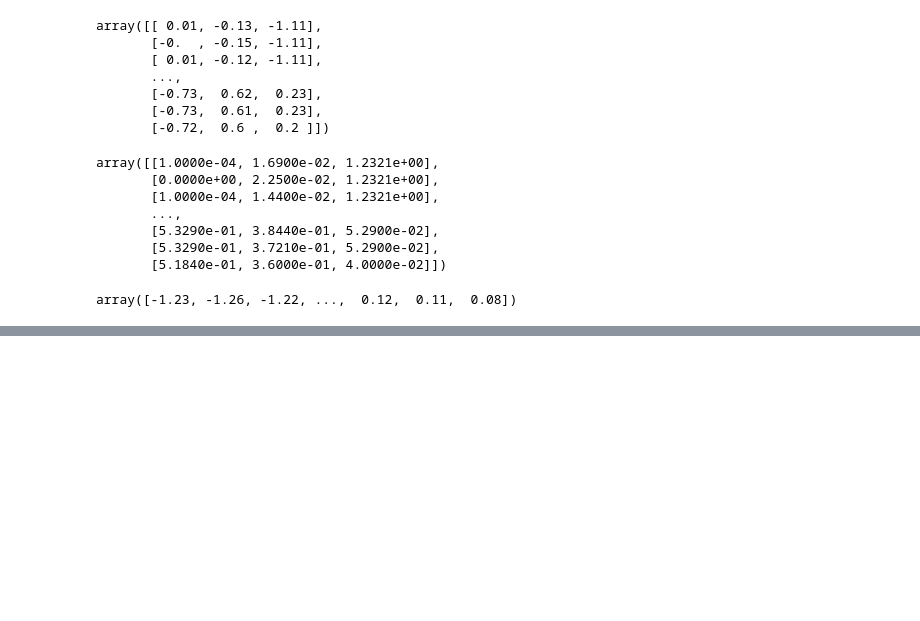
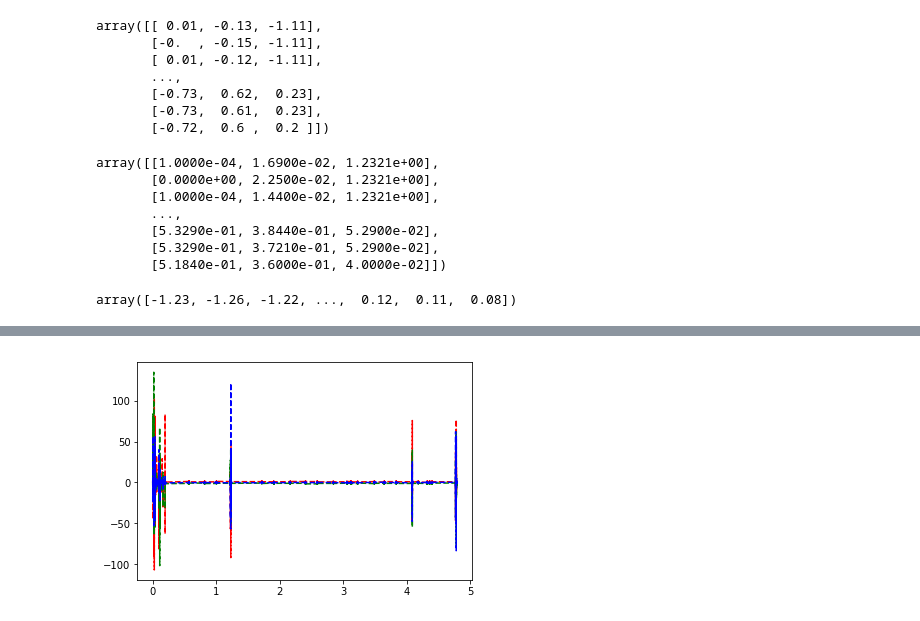
Before and after one commit to ethanweber/sleep_cycle_detection, a Jupyter notebook: notebooks/CSV_Reading_Tester.ipynb, the cells around one changed output, grey strips where cells are left out. Drawn from its saved outputs; the diff is of its cells as text; code cells hidden in the pictures; blank space fills up the shorter version.

```diff
--- a/notebooks/CSV_Reading_Tester.ipynb
+++ b/notebooks/CSV_Reading_Tester.ipynb
@@ -51,0 +62,10 @@ array([2.15802200e+00, 2.65881400e+00, 3.16334000e+00, ...,
+# %%
+gyro_x = data[4:,3]
+gyro_y = data[4:,4]
+gyro_z = data[4:,5]
+
+# red dashes, blue squares and green triangles
+plt.plot(time_in_hours, gyro_x, 'r--', time_in_hours, gyro_y, 'g--', time_in_hours, gyro_z, 'b--')
+plt.show()
+# %% [output]
+[figure, added]
```
Also changed, not shown: parts of 5 cells of this notebook, 7 other files.
